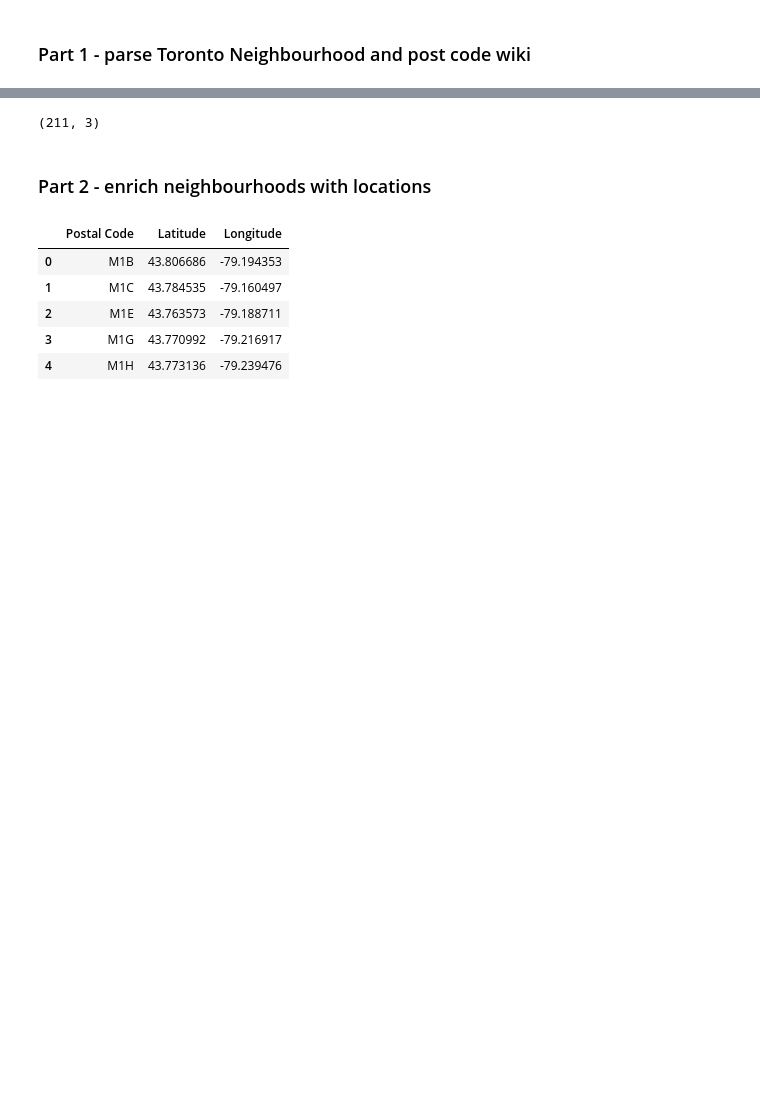
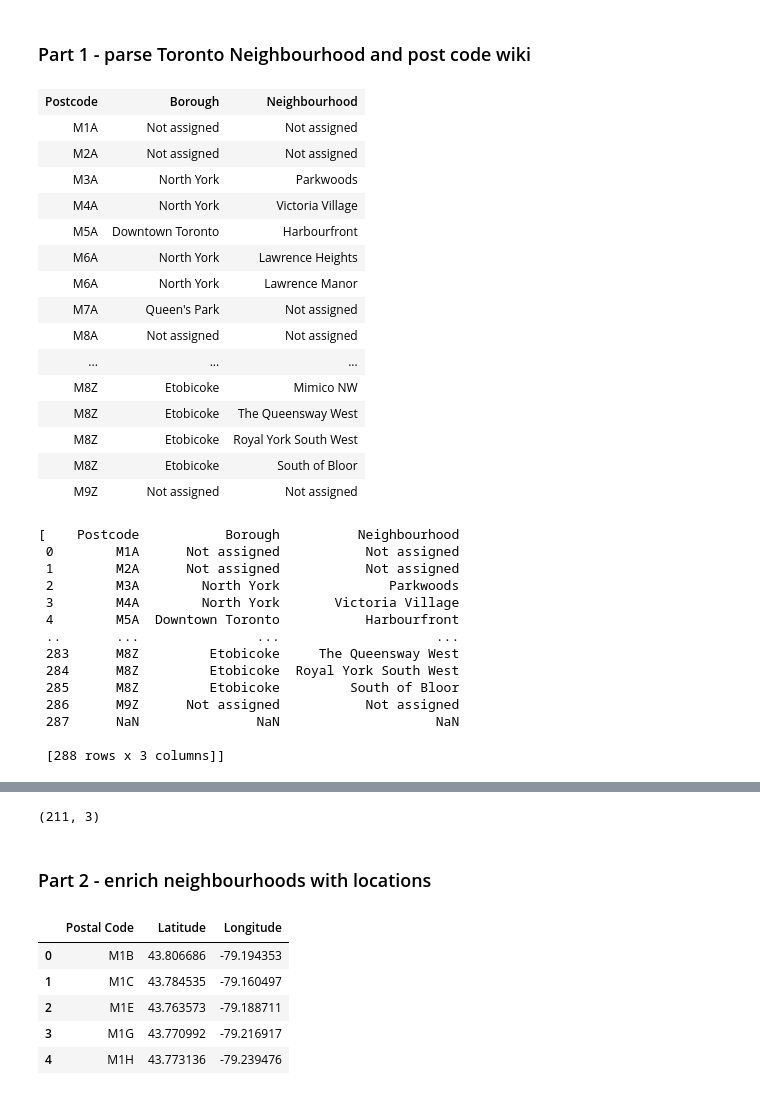
Before and after one commit to denisgbrg/Coursera_Capstone, a Jupyter notebook: DataScienceCapstone.ipynb, the cells around one changed output, grey strips where cells are left out. Saved outputs shown, nothing was run; the diff lists cells and outputs as text; code cells hidden in the pictures; blank space fills up the shorter version.

```diff
--- a/DataScienceCapstone.ipynb
+++ b/DataScienceCapstone.ipynb
@@ -14,11 +35,42 @@ import requests
 page = requests.get("http://zims-en.kiwix.campusafrica.gos.orange.com/wikipedia_en_all_nopic/A/List_of_postal_codes_of_Canada:_M")
 # %%
 # Parse and Convert into dataframe
-from bs4 import BeautifulSoup
 soup = BeautifulSoup(page.content, 'lxml')
 tab = str(soup.table)
+display_html(tab,raw=True)
 dfs = pd.read_html(tab)
-df=dfs[0]
+dfs
+# %% [output]
+| Postcode | Borough | Neighbourhood |
+| M1A | Not assigned | Not assigned |
+| M2A | Not assigned | Not assigned |
+| M3A | North York | Parkwoods |
+| M4A | North York | Victoria Village |
+| M5A | Downtown Toronto | Harbourfront |
+| M6A | North York | Lawrence Heights |
+| M6A | North York | Lawrence Manor |
+| M7A | Queen's Park | Not assigned |
+| M8A | Not assigned | Not assigned |
+| ... | ... | ... |
+| M8Z | Etobicoke | Mimico NW |
+| M8Z | Etobicoke | The Queensway West |
+| M8Z | Etobicoke | Royal York South West |
+| M8Z | Etobicoke | South of Bloor |
+| M9Z | Not assigned | Not assigned |
+[    Postcode           Borough          Neighbourhood
+ 0        M1A      Not assigned           Not assigned
+ 1        M2A      Not assigned           Not assigned
+ 2        M3A        North York              Parkwoods
+ 3        M4A        North York       Victoria Village
+ 4        M5A  Downtown Toronto           Harbourfront
+ ..       ...               ...                    ...
+ 283      M8Z         Etobicoke     The Queensway West
+ 284      M8Z         Etobicoke  Royal York South West
+ 285      M8Z         Etobicoke         South of Bloor
+ 286      M9Z      Not assigned           Not assigned
+ 287      NaN               NaN                    NaN
+
+ [288 rows x 3 columns]]
 # %%
 # Clean up naming as per assignment suggestions
 df['Borough']=df['Borough'].replace({'Downtown TorontoStn A PO Boxes25 The Esplanade':'Downtown Toronto Stn A',
```
Also changed, not shown: parts of 9 cells of this notebook.
